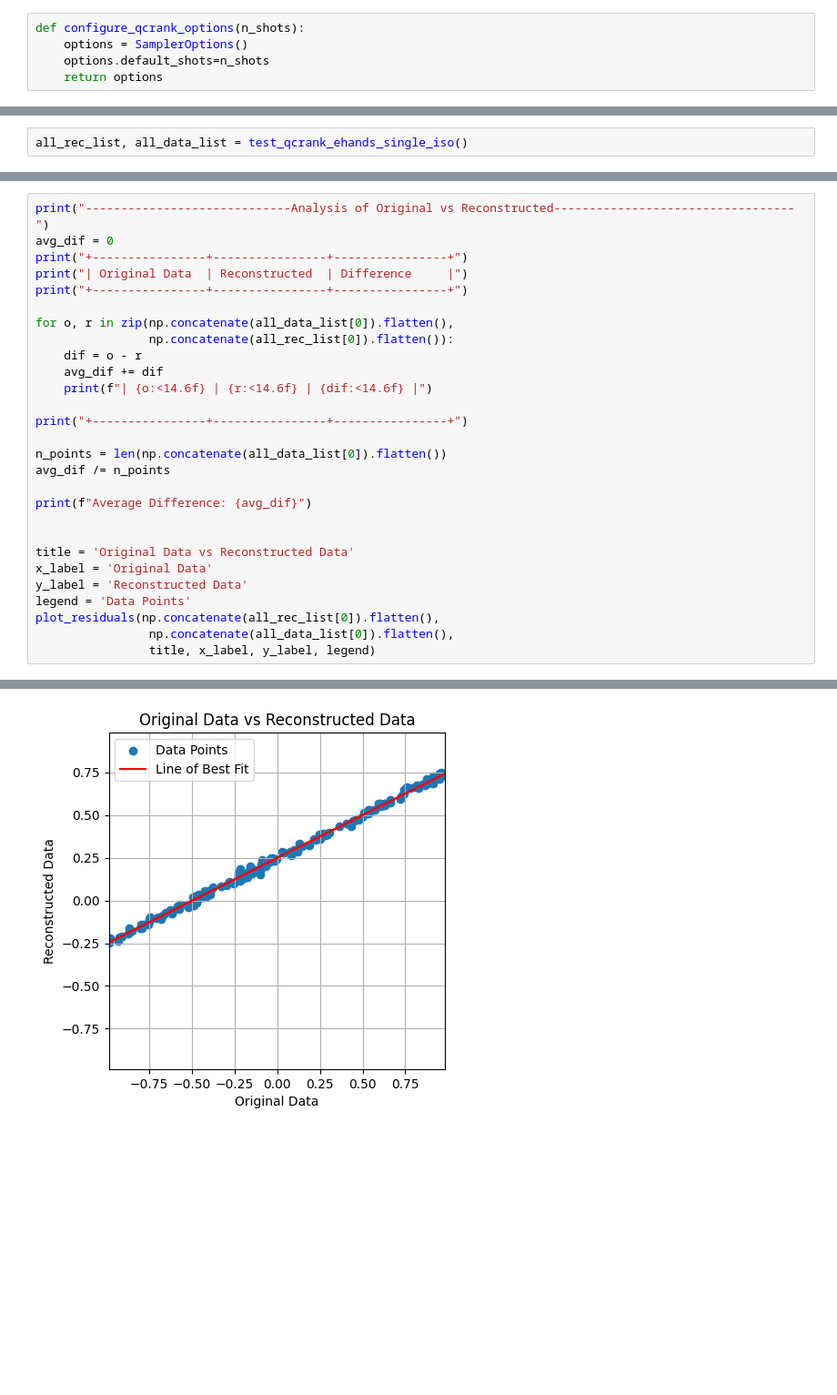
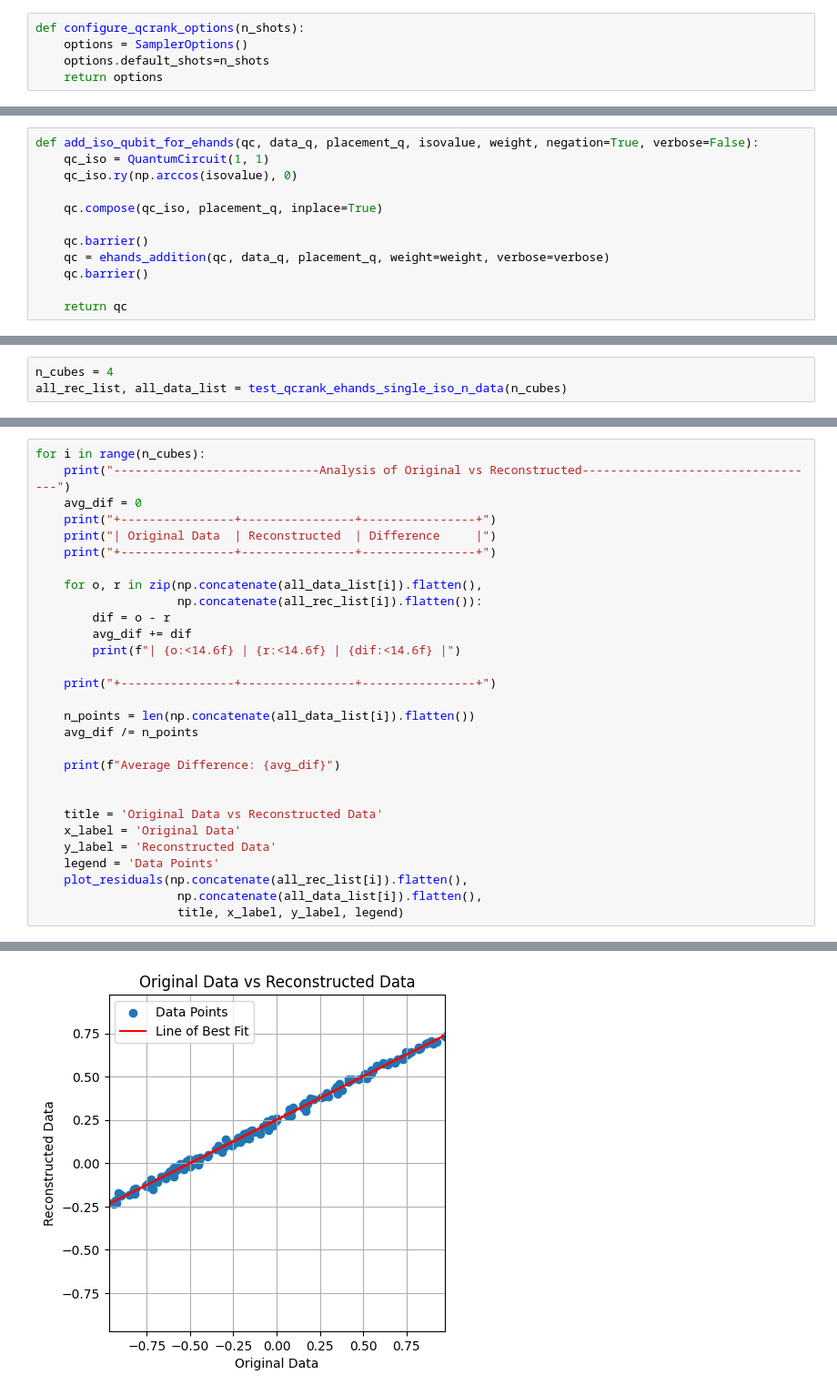
Before and after one commit to Burned357Waffles/Marching-Qubes-Thesis, a Jupyter notebook: ehands_qcrank_comparator_exploration.ipynb, the cells around one changed output, grey strips where cells are left out. Shown at 91% size. Cells and saved outputs as stored; diff of their text form; blank space fills up the shorter version.

```diff
--- a/ehands_qcrank_comparator_exploration.ipynb
+++ b/ehands_qcrank_comparator_exploration.ipynb
@@ -295,3 +282,15 @@ def analyze_all_qcrank_residuals(data_args, recoveredL, all_data_list, all_rec_l
+# %%
+def add_iso_qubit_for_ehands(qc, data_q, placement_q, isovalue, weight, negation=True, verbose=False):
+    qc_iso = QuantumCircuit(1, 1)
+    qc_iso.ry(np.arccos(isovalue), 0)
+
+    qc.compose(qc_iso, placement_q, inplace=True)
+
+    qc.barrier()
+    qc = ehands_addition(qc, data_q, placement_q, weight=weight, verbose=verbose)
+    qc.barrier()
+
+    return qc
 # %% [markdown]
 ## Method 2
 ### Encode Data array using QCrank, encode Isovalue using single Ry gate
@@ -363,5 +357,6 @@ def test_qcrank_ehands_single_iso():
     print("Returning data and recovered data lists")
     return all_rec_list, all_data_list
 # %%
-all_rec_list, all_data_list = test_qcrank_ehands_single_iso()
+n_cubes = 4
+all_rec_list, all_data_list = test_qcrank_ehands_single_iso_n_data(n_cubes)
 # %% [output]
@@ -391,31 +398,32 @@ Returning data and recovered data lists
 # %%
-print("-----------------------------Analysis of Original vs Reconstructed----------------------------------")
-avg_dif = 0
-print("+----------------+----------------+----------------+")
-print("| Original Data  | Reconstructed  | Difference     |")
-print("+----------------+----------------+----------------+")
+for i in range(n_cubes):
+    print("-----------------------------Analysis of Original vs Reconstructed----------------------------------")
+    avg_dif = 0
+    print("+----------------+----------------+----------------+")
+    print("| Original Data  | Reconstructed  | Difference     |")
+    print("+----------------+----------------+----------------+")
 
-for o, r in zip(np.concatenate(all_data_list[0]).flatten(),
-                np.concatenate(all_rec_list[0]).flatten()):
-    dif = o - r
-    avg_dif += dif
-    print(f"| {o:<14.6f} | {r:<14.6f} | {dif:<14.6f} |")
+    for o, r in zip(np.concatenate(all_data_list[i]).flatten(),
+                    np.concatenate(all_rec_list[i]).flatten()):
+        dif = o - r
+        avg_dif += dif
+        print(f"| {o:<14.6f} | {r:<14.6f} | {dif:<14.6f} |")
 
-print("+----------------+----------------+----------------+")
+    print("+----------------+----------------+----------------+")
 
-n_points = len(np.concatenate(all_data_list[0]).flatten())
-avg_dif /= n_points
+    n_points = len(np.concatenate(all_data_list[i]).flatten())
+    avg_dif /= n_points
 
-print(f"Average Difference: {avg_dif}")
+    print(f"Average Difference: {avg_dif}")
 
 
-title = 'Original Data vs Reconstructed Data'
-x_label = 'Original Data'
-y_label = 'Reconstructed Data'
-legend = 'Data Points'
-plot_residuals(np.concatenate(all_rec_list[0]).flatten(),
-                np.concatenate(all_data_list[0]).flatten(),
-                title, x_label, y_label, legend)
+    title = 'Original Data vs Reconstructed Data'
+    x_label = 'Original Data'
+    y_label = 'Reconstructed Data'
+    legend = 'Data Points'
+    plot_residuals(np.concatenate(all_rec_list[i]).flatten(),
+                    np.concatenate(all_data_list[i]).flatten(),
+                    title, x_label, y_label, legend)
 # %% [output]
 -----------------------------Analysis of Original vs Reconstructed----------------------------------
 +----------------+----------------+----------------+
@@ -437 +445 @@ Slope of line of best fit: 0.5022
-[figure, old version]
+[figure, new version]
```
Also changed, not shown: parts of 9 cells of this notebook.
